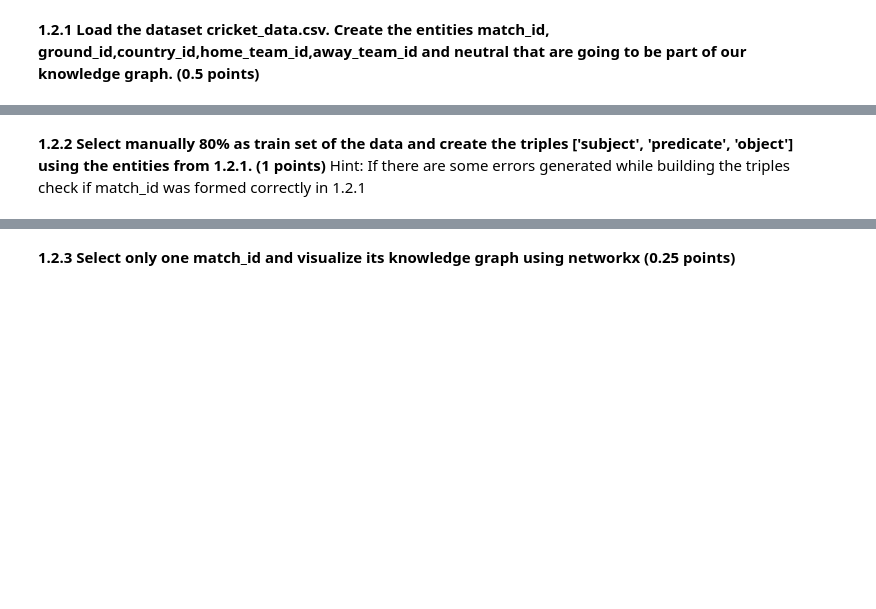
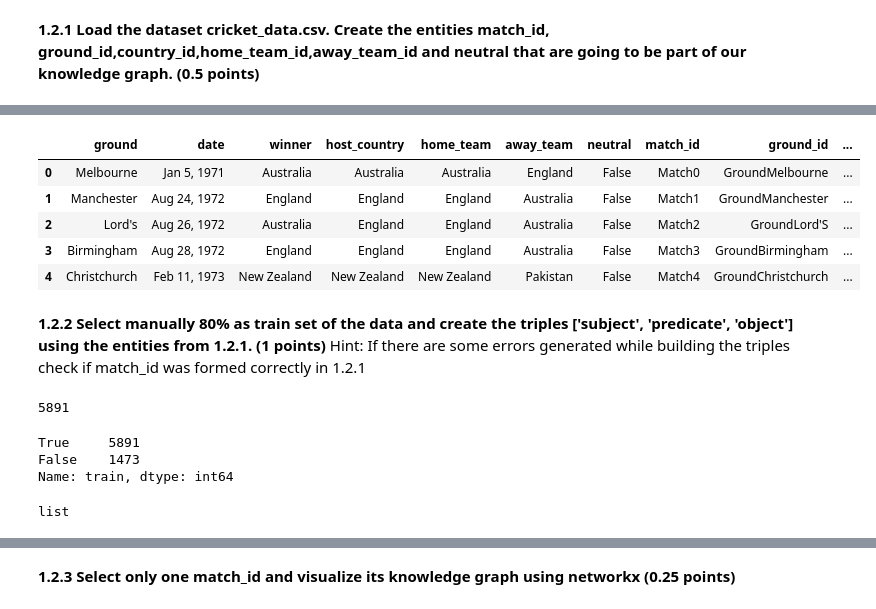
Before and after one commit to enliktjioe/bda2020, a Jupyter notebook: HW6/Homework_06.ipynb, the cells around one changed output, grey strips where cells are left out. Drawn from its saved outputs; the diff is of its cells as text; code cells hidden in the pictures; blank space fills up the shorter version.

```diff
--- a/HW6/Homework_06.ipynb
+++ b/HW6/Homework_06.ipynb
@@ -217,3 +219,6 @@ which was originally introduced by British colonization. If you would like more
 In this dataset the field "Ground" refers to the location where the match was held.
 # %% [markdown]
 **1.2.1 Load the dataset cricket_data.csv. Create the entities match_id, ground_id,country_id,home_team_id,away_team_id and neutral that are going to be part of our knowledge graph. (0.5 points)**
+# %%
+df = pd.read_csv('cricket_data.csv')
+df.head()
@@ -220,2 +243,25 @@ In this dataset the field "Ground" refers to the location where the match was he
+# %%
+# Entities naming
+df["match_id"] = df.index.values.astype(str)
+df["match_id"] =  "Match" + df.match_id
+df["ground_id"] = "Ground" + df.ground.str.title().str.replace(" ", "")
+df["country_id"] = "Country" + df.host_country.str.title().str.replace(" ", "")
+df["home_team_id"] = "Team" + df.home_team.str.title().str.replace(" ", "")
+df["away_team_id"] = "Team" + df.away_team.str.title().str.replace(" ", "")
+df["neutral"] = df.neutral.astype(str)
+# %%
+df.head()
+# %% [output]
+|  | ground | date | winner | host_country | home_team | away_team | neutral | match_id | ground_id | ... |
+| 0 | Melbourne | Jan 5, 1971 | Australia | Australia | Australia | England | False | Match0 | GroundMelbourne | ... |
+| 1 | Manchester | Aug 24, 1972 | England | England | England | Australia | False | Match1 | GroundManchester | ... |
+| 2 | Lord's | Aug 26, 1972 | Australia | England | England | Australia | False | Match2 | GroundLord'S | ... |
+| 3 | Birmingham | Aug 28, 1972 | England | England | England | Australia | False | Match3 | GroundBirmingham | ... |
+| 4 | Christchurch | Feb 11, 1973 | New Zealand | New Zealand | New Zealand | Pakistan | False | Match4 | GroundChristchurch | ... |
 # %% [markdown]
 **1.2.2 Select manually 80%  as train set of the data and create the triples ['subject', 'predicate', 'object'] using the entities from 1.2.1. (1 points)** Hint: If there are some errors generated while building the triples check if match_id was formed correctly in 1.2.1
+# %%
+num_train = int(np.round(0.8 * len(df), 0)) # 80% of dataset
+num_train
+# %% [output]
+5891
@@ -221,0 +270,6 @@ In this dataset the field "Ground" refers to the location where the match was he
+# %%
+df["train"].value_counts()
+# %% [output]
+True     5891
+False    1473
+Name: train, dtype: int64
@@ -221,0 +299,4 @@ In this dataset the field "Ground" refers to the location where the match was he
+# %%
+type(triples)
+# %% [output]
+list
```
Also changed, not shown: parts of 42 cells of this notebook, 1 other file.
